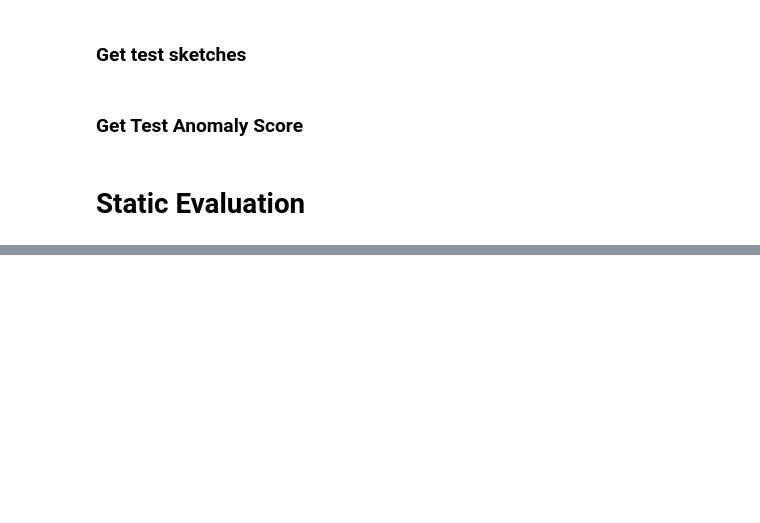
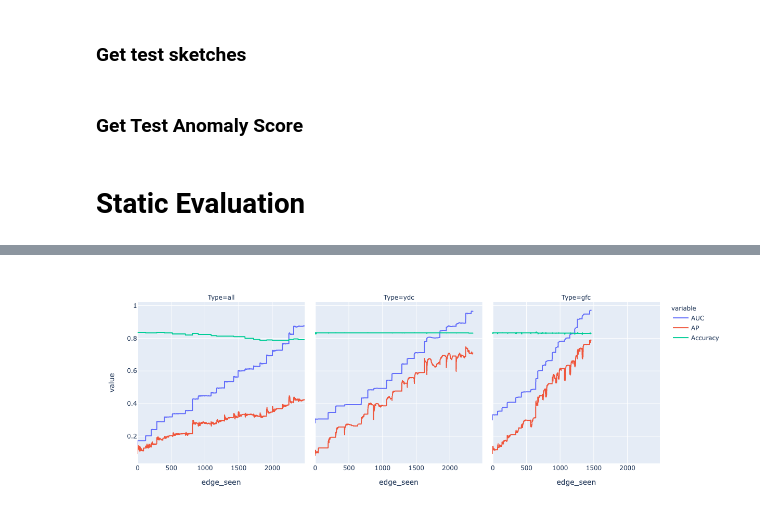
Before and after one commit to jiaxililearn/my_anomaly_detection, a Jupyter notebook: notebooks/eval.ipynb, the cells around one changed output, grey strips where cells are left out. Cells and saved outputs as stored; diff of their text form; code cells hidden in the pictures; blank space fills up the shorter version.

```diff
--- a/notebooks/eval.ipynb
+++ b/notebooks/eval.ipynb
@@ -246,0 +261,3 @@ See the caveats in the documentation: https://pandas.pydata.org/pandas-docs/stab
+# %%
+cluster_df = pd.read_csv(stream_cluster_iterations_path.format('all'), sep=' ', header=None).dropna(axis=1)
+cluster_df.apply(lambda x: calc_accuracy(x), axis=1)
@@ -246,0 +278,38 @@ See the caveats in the documentation: https://pandas.pydata.org/pandas-docs/stab
+# %%
+y_truth = np.array([1 if i >= 300 and i <=399 else 0 for i in range(600)])
+# print(y_truth)
+
+def calc_accuracy(row):
+    y_pred = (row == -1).astype(int)
+    acc = metrics.accuracy_score(y_truth, y_pred)
+    return acc
+
+def calc_roc_precision_recall(row):
+    y_pred = np.array(row.values)
+    assert y_pred.shape == y_truth.shape
+
+    fpr, tpr, thresholds = metrics.roc_curve(y_truth, y_pred)
+    auc = metrics.auc(fpr, tpr)
+
+    precision, recall, pr_thresholds = metrics.precision_recall_curve(y_truth, y_pred)
+    ap = metrics.auc(recall, precision)
+
+
+    return pd.Series([auc, ap])
+
+roc_ap_df_list = []
+for data_type in ['all', 'ydc', 'gfc']:
+    print(data_type)
+    anomaly_df = pd.read_csv(stream_anomaly_iterations_path.format(data_type), sep=' ', header=None).dropna(axis=1)
+    streaming_eval = anomaly_df.apply(lambda x: calc_roc_precision_recall(x), axis=1)
+    streaming_eval.columns = ['AUC', 'AP']
+    streaming_eval['Type'] = data_type
+
+    cluster_df = pd.read_csv(stream_cluster_iterations_path.format(data_type), sep=' ', header=None).dropna(axis=1)
+    streaming_eval['Accuracy'] = cluster_df.apply(lambda x: calc_accuracy(x), axis=1)
+
+    roc_ap_df_list.append(streaming_eval)
+
+
+streaming_evals = pd.concat(roc_ap_df_list).reset_index().rename(columns={'index':'edge_seen'})
+streaming_evals
@@ -246,0 +333,4 @@ See the caveats in the documentation: https://pandas.pydata.org/pandas-docs/stab
+# %%
+px.line(streaming_evals, x='edge_seen', y=['AUC', 'AP', 'Accuracy'], facet_col='Type')
+# %% [output]
+[figure, added]
```
Also changed, not shown: parts of 6 cells of this notebook, 1 other file.
